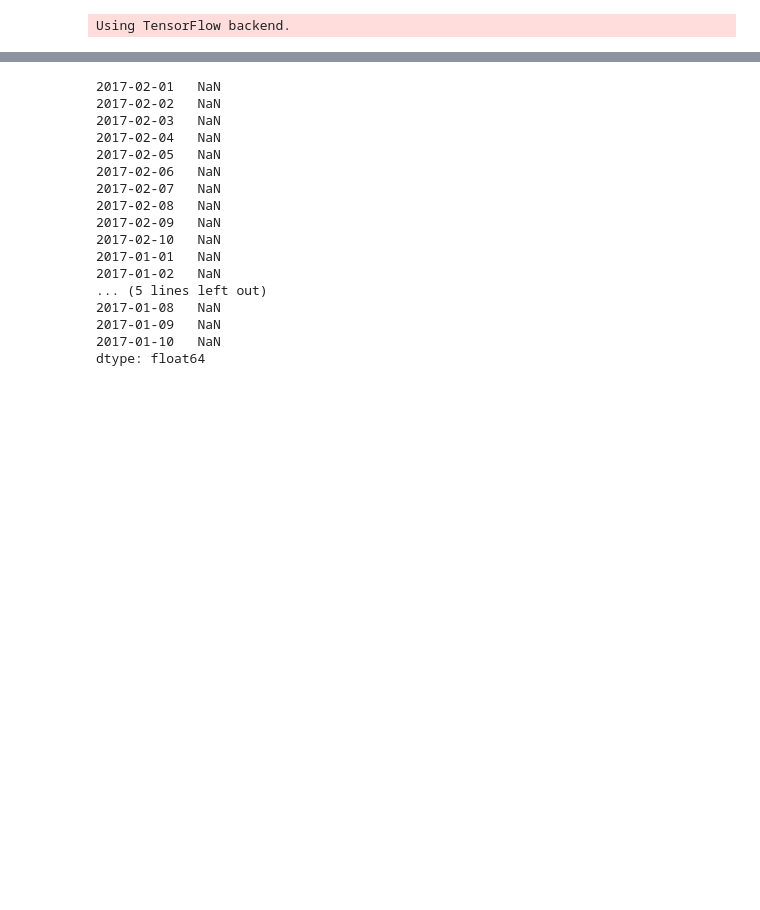
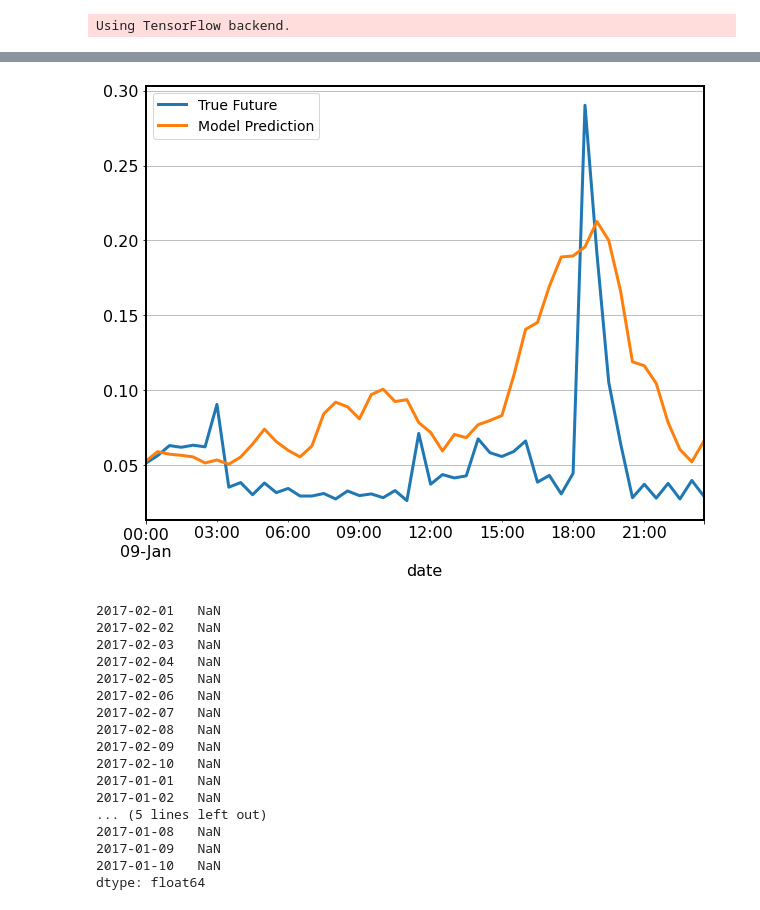
Before and after one commit to StijnStaring/TS_code, a Jupyter notebook: Forecasting/LSTM/vanilla_LSTM.ipynb, the cells around one changed output, grey strips where cells are left out. Drawn from its saved outputs; the diff is of its cells as text; code cells hidden in the pictures; blank space fills up the shorter version.

```diff
--- a/Forecasting/LSTM/vanilla_LSTM.ipynb
+++ b/Forecasting/LSTM/vanilla_LSTM.ipynb
@@ -242,7 +306,7 @@ def daily_prediction(model: Sequential, TS_norm_full: pd.Series, temperature_nor
         index_time_stamp = TS_copy.index.get_loc(time_stamp) # want to predict the time_stamp
         start = index_time_stamp - lag_value
         end = index_time_stamp
-        history = TS[start:end+1]
+        history = TS_copy[start:end+1]
         prediction_input, reference = input_output_LSTM(history, temperature_norm, lag_value)
         y_hat = model.predict(prediction_input)
         # integrate the prediction in the TS_copy to be used in the next iterate
@@ -322,34 +365,18 @@ dtype: float64
 .
-# %%
-def show_forecast(all_predictions, all_references):
-    axis = figure_layout(figsize=(10,8),titel="",xlabel="date",ylabel="")
-    labels = ["True Future", "Model Prediction"]
-    marker = [".-", ".-"]
-    time_steps = list(range(-(plot_data[0].shape[0]), 0))
-    if delta:
-        future = delta
-    else:
-        future = 0
-
-    plt.title(title)
-    for i, val in enumerate(plot_data):
-        if i:
-            plt.plot(future, plot_data[i], marker[i], markersize=10, label=labels[i])
-        else:
-            plt.plot(time_steps, plot_data[i].flatten(), marker[i], label=labels[i])
-    plt.legend()
-    plt.xlim([time_steps[0], (future + 5) * 2])
-    plt.xlabel("Time-Step")
-    plt.show()
-    return
-
-
-for x, y in dataset_val.take(5):
-    show_plot(
-        [x[0][:, 1].numpy(), y[0].numpy(), model.predict(x)[0]],
-        12,
-        "Single Step Prediction",
-    )
+# %%
+def show_forecast(all_predictions, all_references):
+    axis = figure_layout(figsize=(10,8),titel="",xlabel="date",ylabel="")
+    labels = ["True Future", "Model Prediction"]
+
+    all_references.plot(ax=axis, lw= 3.0, grid= True)
+    all_predictions.plot(ax=axis, lw= 3.0, grid= True)
+    axis.legend(labels)
+
+    # plt.show()
+
+show_forecast(all_predictions[0:48],all_references[0:48])
+# %% [output]
+[figure, added]
 # %%
 serieA = pd.Series(index= pd.date_range(start= pd.Timestamp("2017-02-01"), end= pd.Timestamp("2017-02-10")), name= "serieA")
 serieB = pd.Series(index= pd.date_range(start= pd.Timestamp("2017-01-01"), end= pd.Timestamp("2017-01-10")), name= "serieB")
```
Also changed, not shown: parts of 9 cells of this notebook, 1 other file.
